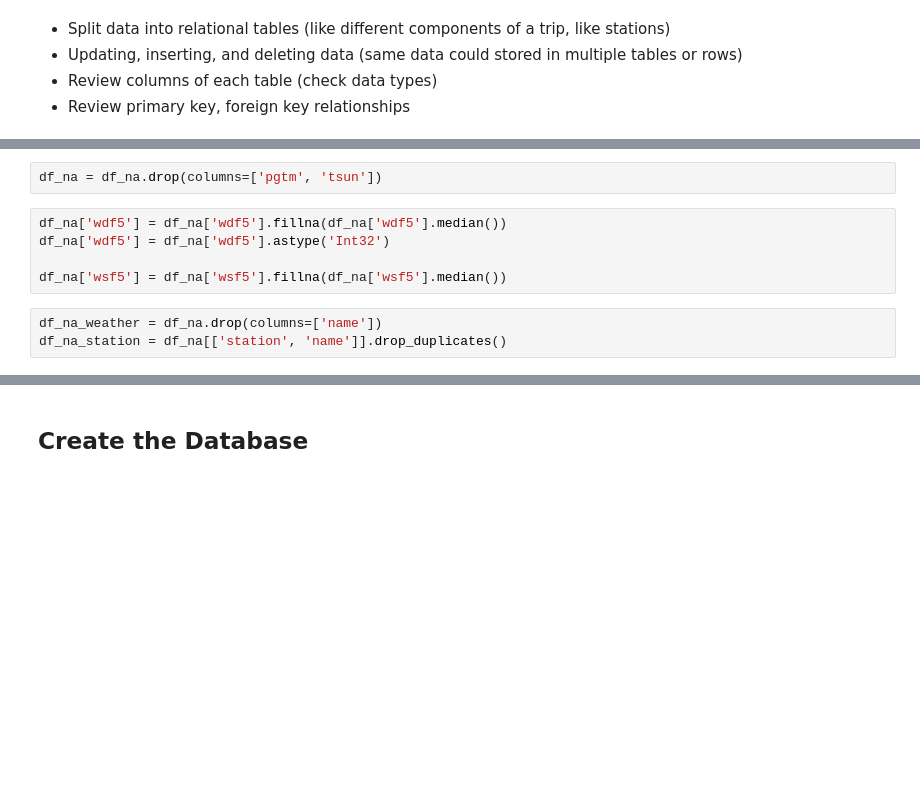
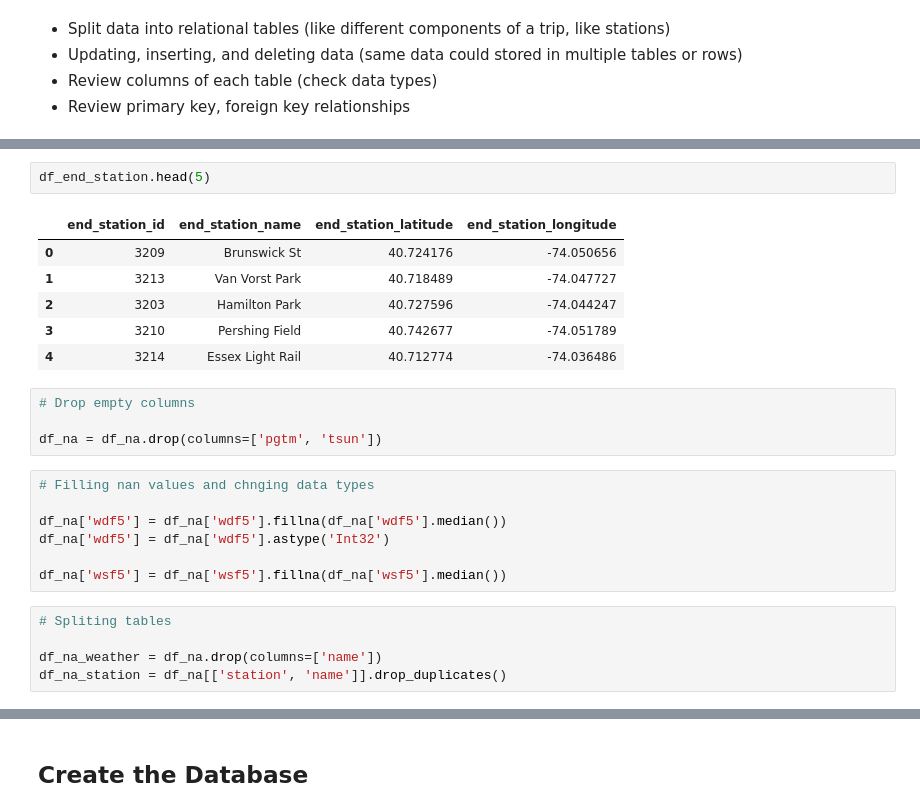
Before and after one commit to richard-petrov/bike-rental-data-management, a Jupyter notebook: modules/bike_rental_pipeline.ipynb, the cells around one changed output, grey strips where cells are left out. Drawn from its saved outputs; the diff is of its cells as text; blank space fills up the shorter version.

```diff
--- a/modules/bike_rental_pipeline.ipynb
+++ b/modules/bike_rental_pipeline.ipynb
@@ -299,11 +317,26 @@ df_start_station.head(5)
+# %%
+df_end_station.head(5)
+# %% [output]
+|  | end_station_id | end_station_name | end_station_latitude | end_station_longitude |
+| 0 | 3209 | Brunswick St | 40.724176 | -74.050656 |
+| 1 | 3213 | Van Vorst Park | 40.718489 | -74.047727 |
+| 2 | 3203 | Hamilton Park | 40.727596 | -74.044247 |
+| 3 | 3210 | Pershing Field | 40.742677 | -74.051789 |
+| 4 | 3214 | Essex Light Rail | 40.712774 | -74.036486 |
 # %%
+# Drop empty columns
+
 df_na = df_na.drop(columns=['pgtm', 'tsun'])
 # %%
+# Filling nan values and chnging data types
+
 df_na['wdf5'] = df_na['wdf5'].fillna(df_na['wdf5'].median())
 df_na['wdf5'] = df_na['wdf5'].astype('Int32')
 
 df_na['wsf5'] = df_na['wsf5'].fillna(df_na['wsf5'].median())
 # %%
+# Spliting tables
+
 df_na_weather = df_na.drop(columns=['name'])
 df_na_station = df_na[['station', 'name']].drop_duplicates()
 # %%
```
Also changed, not shown: parts of 10 cells of this notebook, 5 other files.
